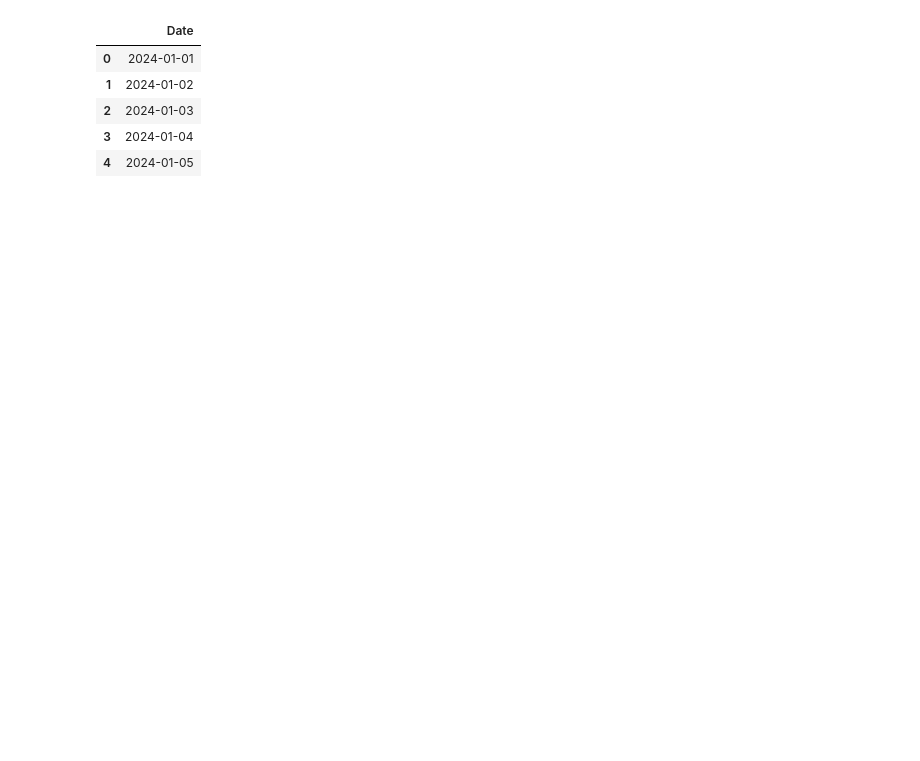
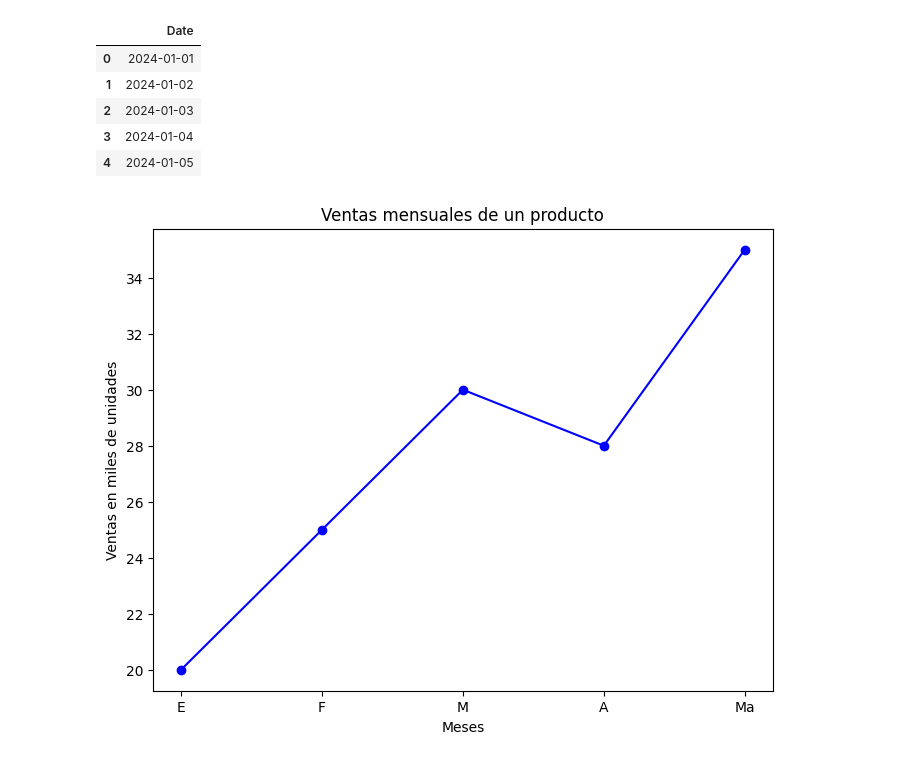
Before and after one commit to juanchocor/Estudio, a Jupyter notebook: Clase_python_ciencia_de_datos.ipynb, the cells around one changed output. Drawn from its saved outputs; the diff is of its cells as text; code cells hidden in the pictures; blank space fills up the shorter version.

```diff
--- a/Clase_python_ciencia_de_datos.ipynb
+++ b/Clase_python_ciencia_de_datos.ipynb
@@ -1039,0 +1060,21 @@ df_dates.head()
+# %%
+#vamos a crear grafico de lineas
+import matplotlib.pyplot as plt
+
+month = np.array(['E','F','M','A','Ma'])
+sales = np.array([20,25,30,28,35])
+
+#configurar tamaño del grafico
+plt.figure(figsize=(8,6))
+
+#Crear grafico
+plt.plot(month, sales, marker='o', color='blue')
+
+plt.title('Ventas mensuales de un producto')
+plt.xlabel('Meses')
+plt.ylabel('Ventas en miles de unidades')
+
+#mostrar grafico
+plt.show()
+# %% [output]
+[figure, added]
```
Also changed, not shown: parts of 23 cells of this notebook.
